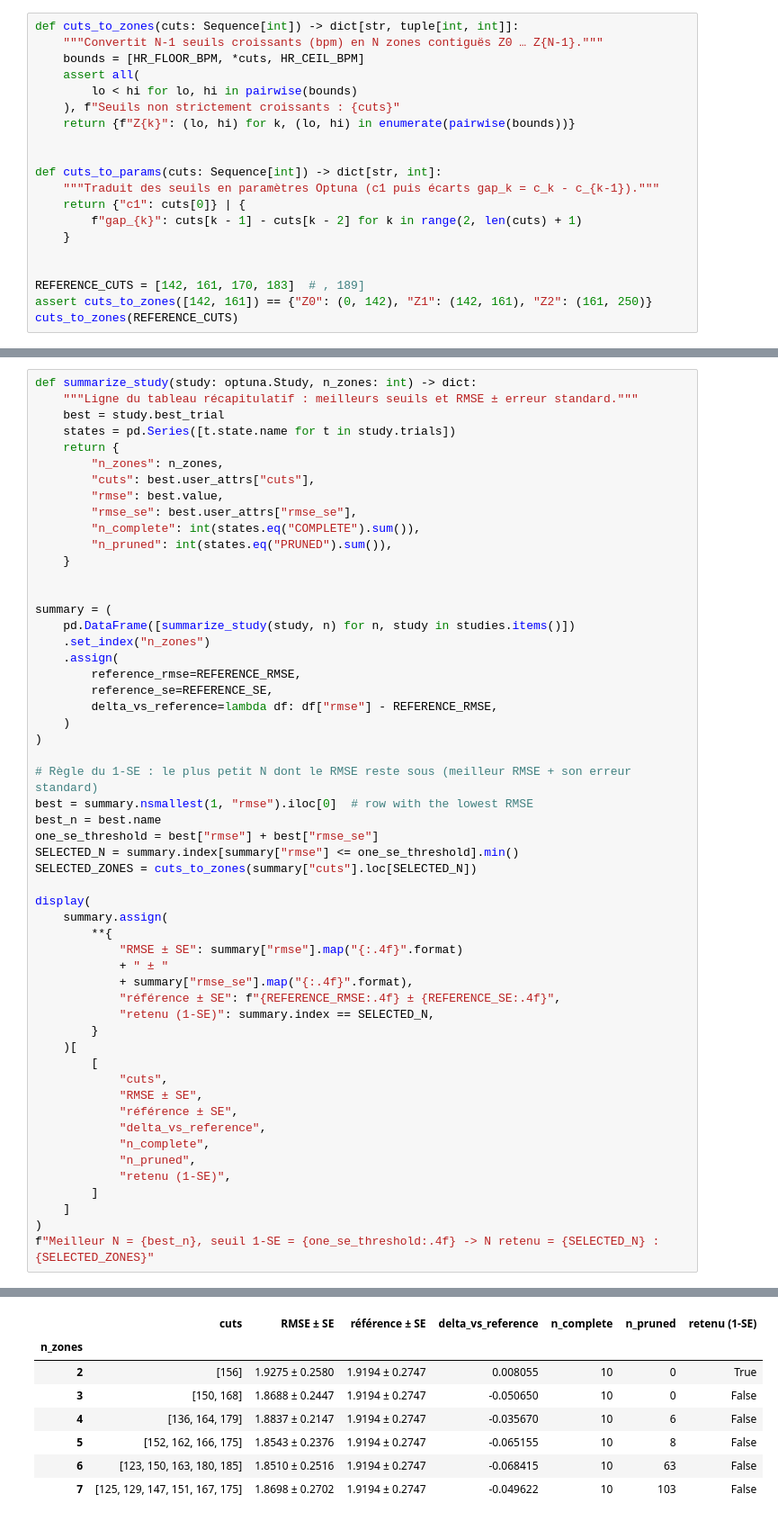
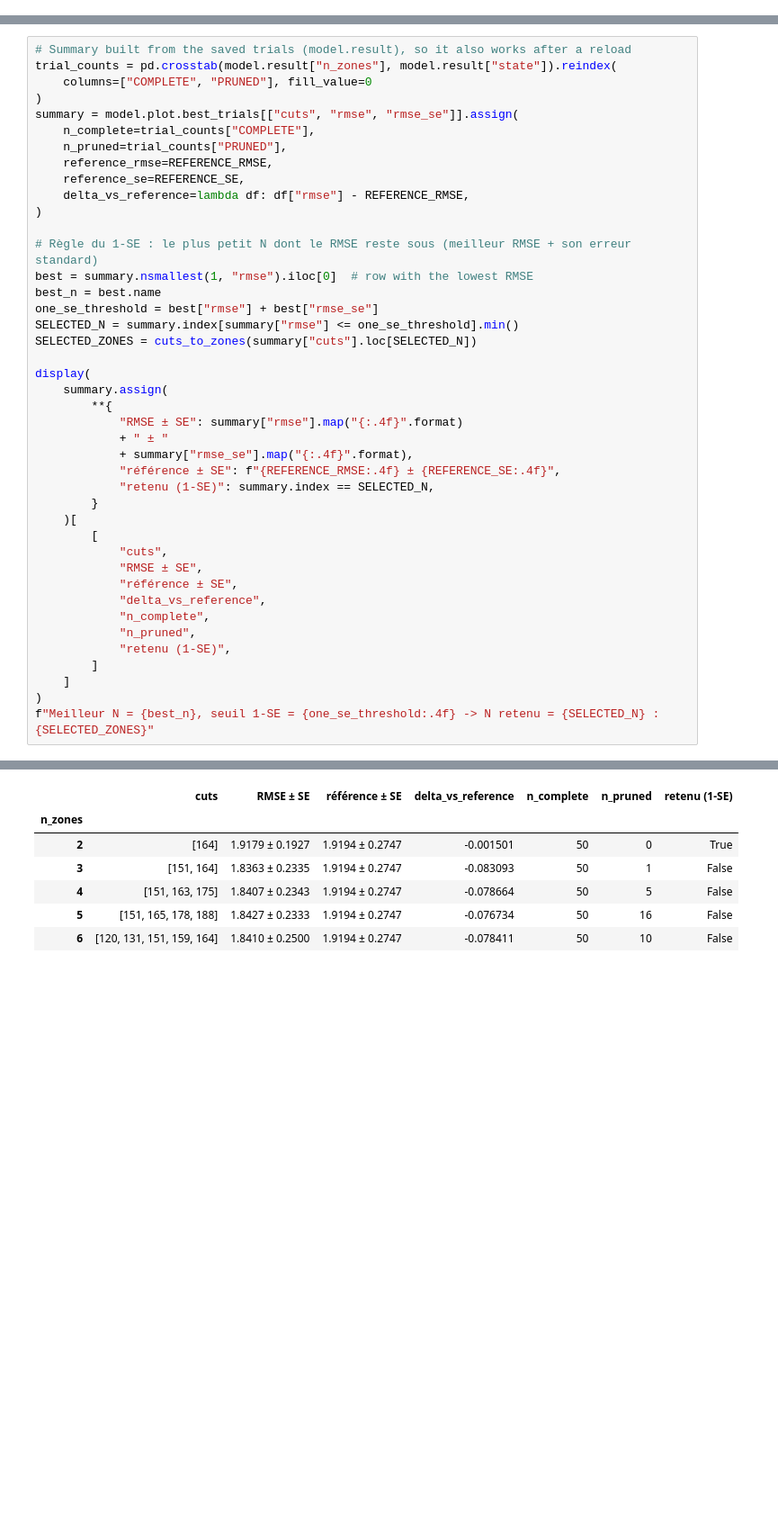
Before and after one commit to caillebotteAntoine/trailPredictor, a Jupyter notebook: heart_rate_zone_detection.ipynb, the cells around one changed output, grey strips where cells are left out. Shown at 90% size. Saved outputs shown, nothing was run; the diff lists cells and outputs as text; blank space fills up the shorter version.

```diff
--- a/heart_rate_zone_detection.ipynb
+++ b/heart_rate_zone_detection.ipynb
@@ -67,20 +47,0 @@ assert len(ZONE_COLORS) >= max(ZONE_COUNTS)
-# %%
-def cuts_to_zones(cuts: Sequence[int]) -> dict[str, tuple[int, int]]:
-    """Convertit N-1 seuils croissants (bpm) en N zones contiguës Z0 … Z{N-1}."""
-    bounds = [HR_FLOOR_BPM, *cuts, HR_CEIL_BPM]
-    assert all(
-        lo < hi for lo, hi in pairwise(bounds)
-    ), f"Seuils non strictement croissants : {cuts}"
-    return {f"Z{k}": (lo, hi) for k, (lo, hi) in enumerate(pairwise(bounds))}
-
-
-def cuts_to_params(cuts: Sequence[int]) -> dict[str, int]:
-    """Traduit des seuils en paramètres Optuna (c1 puis écarts gap_k = c_k - c_{k-1})."""
-    return {"c1": cuts[0]} | {
-        f"gap_{k}": cuts[k - 1] - cuts[k - 2] for k in range(2, len(cuts) + 1)
-    }
-
-
-REFERENCE_CUTS = [142, 161, 170, 183]  # , 189]
-assert cuts_to_zones([142, 161]) == {"Z0": (0, 142), "Z1": (142, 161), "Z2": (161, 250)}
-cuts_to_zones(REFERENCE_CUTS)
@@ -190,26 +79,14 @@ for n_zones in ZONE_COUNTS:
 # %%
-def summarize_study(study: optuna.Study, n_zones: int) -> dict:
-    """Ligne du tableau récapitulatif : meilleurs seuils et RMSE ± erreur standard."""
-    best = study.best_trial
-    states = pd.Series([t.state.name for t in study.trials])
-    return {
-        "n_zones": n_zones,
-        "cuts": best.user_attrs["cuts"],
-        "rmse": best.value,
-        "rmse_se": best.user_attrs["rmse_se"],
-        "n_complete": int(states.eq("COMPLETE").sum()),
-        "n_pruned": int(states.eq("PRUNED").sum()),
-    }
-
-
-summary = (
-    pd.DataFrame([summarize_study(study, n) for n, study in studies.items()])
-    .set_index("n_zones")
-    .assign(
-        reference_rmse=REFERENCE_RMSE,
-        reference_se=REFERENCE_SE,
-        delta_vs_reference=lambda df: df["rmse"] - REFERENCE_RMSE,
-    )
+# Summary built from the saved trials (model.result), so it also works after a reload
+trial_counts = pd.crosstab(model.result["n_zones"], model.result["state"]).reindex(
+    columns=["COMPLETE", "PRUNED"], fill_value=0
+)
+summary = model.plot.best_trials[["cuts", "rmse", "rmse_se"]].assign(
+    n_complete=trial_counts["COMPLETE"],
+    n_pruned=trial_counts["PRUNED"],
+    reference_rmse=REFERENCE_RMSE,
+    reference_se=REFERENCE_SE,
+    delta_vs_reference=lambda df: df["rmse"] - REFERENCE_RMSE,
 )
 
 # Règle du 1-SE : le plus petit N dont le RMSE reste sous (meilleur RMSE + son erreur standard)
@@ -245,8 +127,7 @@ f"Meilleur N = {best_n}, seuil 1-SE = {one_se_threshold:.4f} -> N retenu = {SELE
 |  | cuts | RMSE ± SE | référence ± SE | delta_vs_reference | n_complete | n_pruned | retenu (1-SE) |
 | n_zones |  |  |  |  |  |  |  |
-| 2 | [156] | 1.9275 ± 0.2580 | 1.9194 ± 0.2747 | 0.008055 | 10 | 0 | True |
-| 3 | [150, 168] | 1.8688 ± 0.2447 | 1.9194 ± 0.2747 | -0.050650 | 10 | 0 | False |
-| 4 | [136, 164, 179] | 1.8837 ± 0.2147 | 1.9194 ± 0.2747 | -0.035670 | 10 | 6 | False |
-| 5 | [152, 162, 166, 175] | 1.8543 ± 0.2376 | 1.9194 ± 0.2747 | -0.065155 | 10 | 8 | False |
-| 6 | [123, 150, 163, 180, 185] | 1.8510 ± 0.2516 | 1.9194 ± 0.2747 | -0.068415 | 10 | 63 | False |
-| 7 | [125, 129, 147, 151, 167, 175] | 1.8698 ± 0.2702 | 1.9194 ± 0.2747 | -0.049622 | 10 | 103 | False |
+| 2 | [164] | 1.9179 ± 0.1927 | 1.9194 ± 0.2747 | -0.001501 | 50 | 0 | True |
+| 3 | [151, 164] | 1.8363 ± 0.2335 | 1.9194 ± 0.2747 | -0.083093 | 50 | 1 | False |
+| 4 | [151, 163, 175] | 1.8407 ± 0.2343 | 1.9194 ± 0.2747 | -0.078664 | 50 | 5 | False |
+| 5 | [151, 165, 178, 188] | 1.8427 ± 0.2333 | 1.9194 ± 0.2747 | -0.076734 | 50 | 16 | False |
+| 6 | [120, 131, 151, 159, 164] | 1.8410 ± 0.2500 | 1.9194 ± 0.2747 | -0.078411 | 50 | 10 | False |
```
Also changed, not shown: parts of 15 cells of this notebook.
